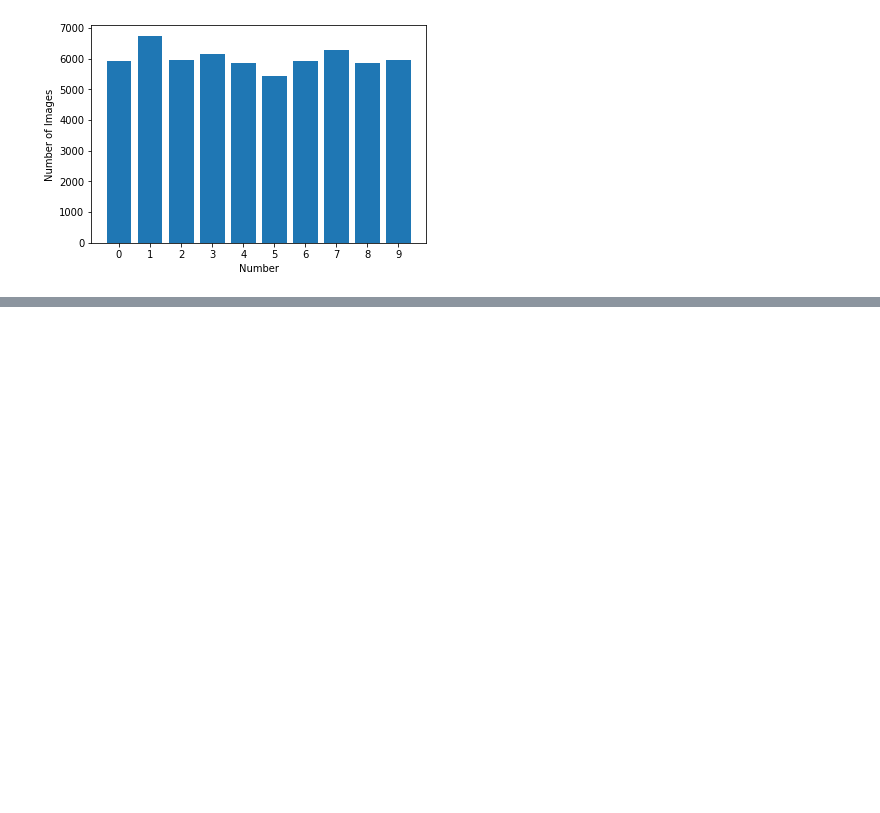
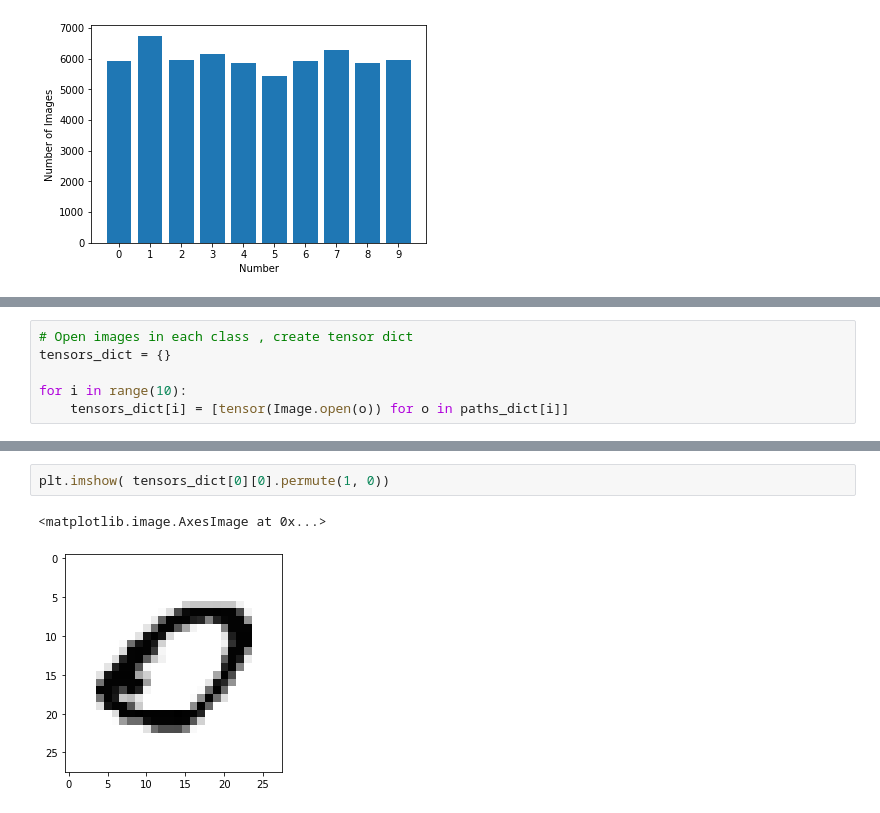
Before and after one commit to Aravinda89/fastai_bootcamp, a Jupyter notebook: BC2_1_MNIST__scratch.ipynb, the cells around one changed output, grey strips where cells are left out. Cells and saved outputs as stored; diff of their text form; blank space fills up the shorter version.

```diff
--- a/BC2_1_MNIST__scratch.ipynb
+++ b/BC2_1_MNIST__scratch.ipynb
@@ -100,0 +124,6 @@ plt.xticks(list(num_imgs_dict.keys()))
+# %%
+# Open images in each class , create tensor dict
+tensors_dict = {}
+
+for i in range(10):
+    tensors_dict[i] = [tensor(Image.open(o)) for o in paths_dict[i]]
@@ -100,0 +150,5 @@ plt.xticks(list(num_imgs_dict.keys()))
+# %%
+plt.imshow( tensors_dict[0][0].permute(1, 0))
+# %% [output]
+<matplotlib.image.AxesImage at 0x...>
+[figure, added]
```
Also changed, not shown: parts of 8 cells of this notebook.
